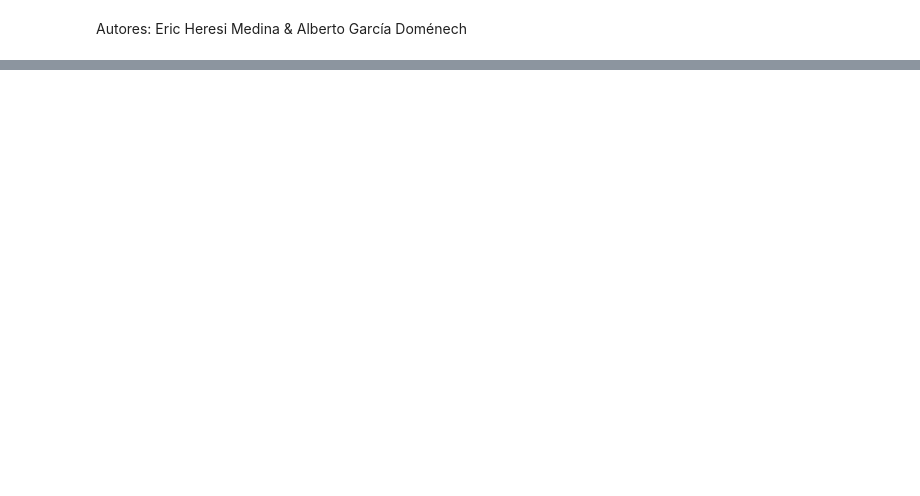
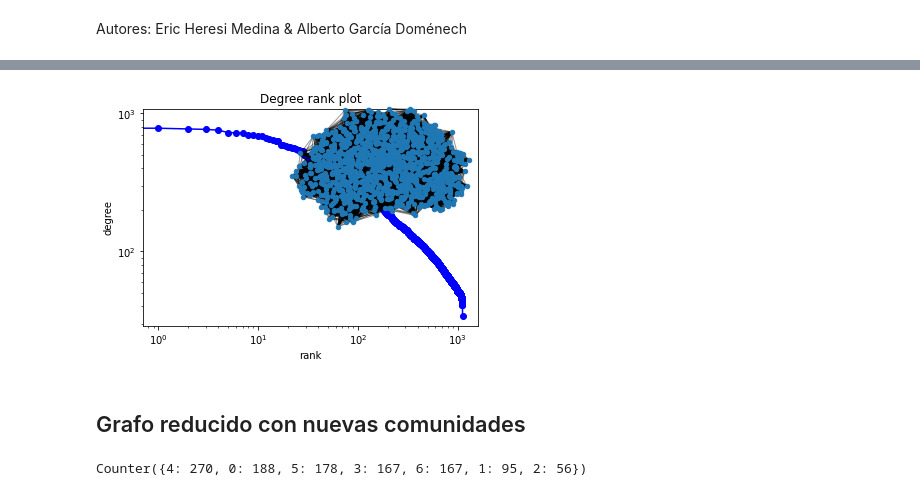
Before and after one commit to AlbertoGarciaDomenech/Practicas-SOC, a Jupyter notebook: Practica1/MarvelCharacters.ipynb, the cells around one changed output, grey strips where cells are left out. Cells and saved outputs as stored; diff of their text form; code cells hidden in the pictures; blank space fills up the shorter version.

```diff
--- a/Practica1/MarvelCharacters.ipynb
+++ b/Practica1/MarvelCharacters.ipynb
@@ -88,0 +13,10 @@ aristas['Source'][423]
+# %%
+#importar el grafo en forma de lista de nodos y lista de aristas,
+#formamos el grafo de networkx a través del de aritas de pandas
+
+nodos = pd.read_csv("nodosEntero.csv")
+nodos = nodos.drop(["timeset"], axis=1)
+nodos = nodos.sort_values('Degree', ascending = False)
+aristas = pd.read_csv("Aristas.csv")
+aristas = aristas.drop(["Type","Id","Label","timeset"], axis=1)
+G = nx.from_pandas_edgelist(aristas,"Source","Target","Weight")
@@ -88,0 +173,28 @@ aristas['Source'][423]
+# %%
+degree_sequence = sorted([d for n, d in g.degree()], reverse=True)
+dmax = max(degree_sequence)
+
+plt.loglog(degree_sequence, "b-", marker="o")
+plt.title("Degree rank plot")
+plt.ylabel("degree")
+plt.xlabel("rank")
+
+# draw graph in inset
+plt.axes([0.45, 0.45, 0.45, 0.45])
+Gcc = g.subgraph(sorted(nx.connected_components(g), key=len, reverse=True)[0])
+pos = nx.spring_layout(Gcc)
+plt.axis("off")
+nx.draw_networkx_nodes(Gcc, pos, node_size=20)
+nx.draw_networkx_edges(Gcc, pos, alpha=0.4)
+plt.show()
+# %% [output]
+[figure, added]
+# %% [markdown]
+## Grafo reducido con nuevas comunidades
+# %%
+partition = com.best_partition(g)
+values = [partition.get(node) for node in g.nodes()]
+counter=col.Counter(values)
+print(counter)
+# %% [output]
+Counter({4: 270, 0: 188, 5: 178, 3: 167, 6: 167, 1: 95, 2: 56})
```
Also changed, not shown: parts of 51 cells of this notebook, 18 other files.
